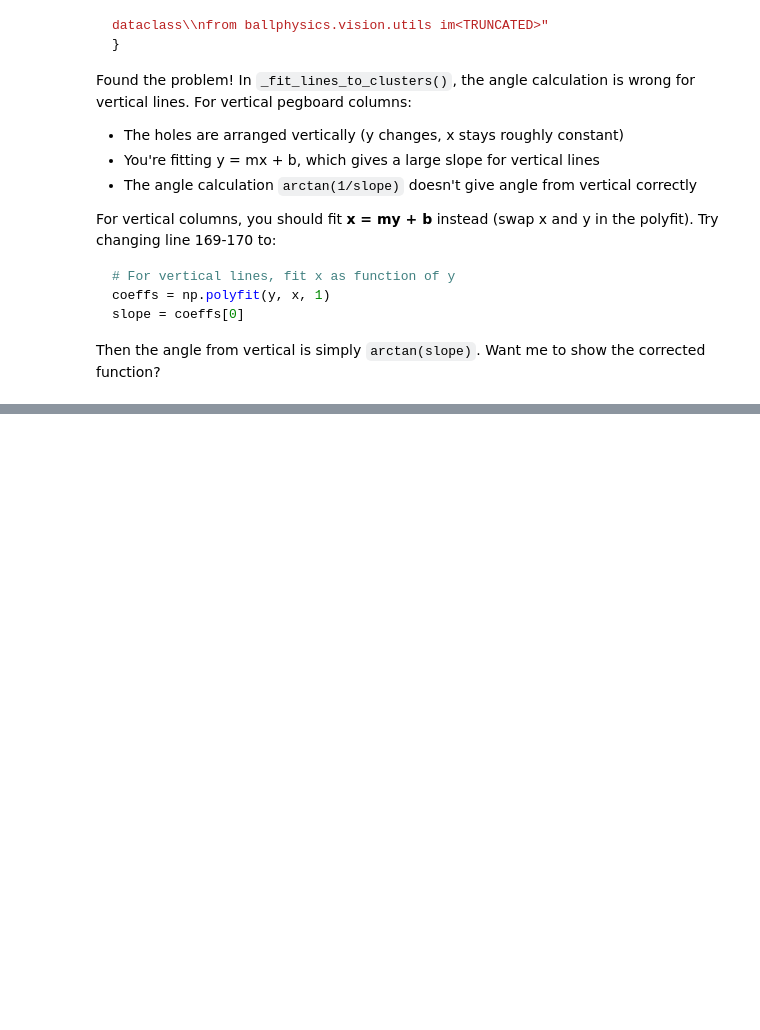
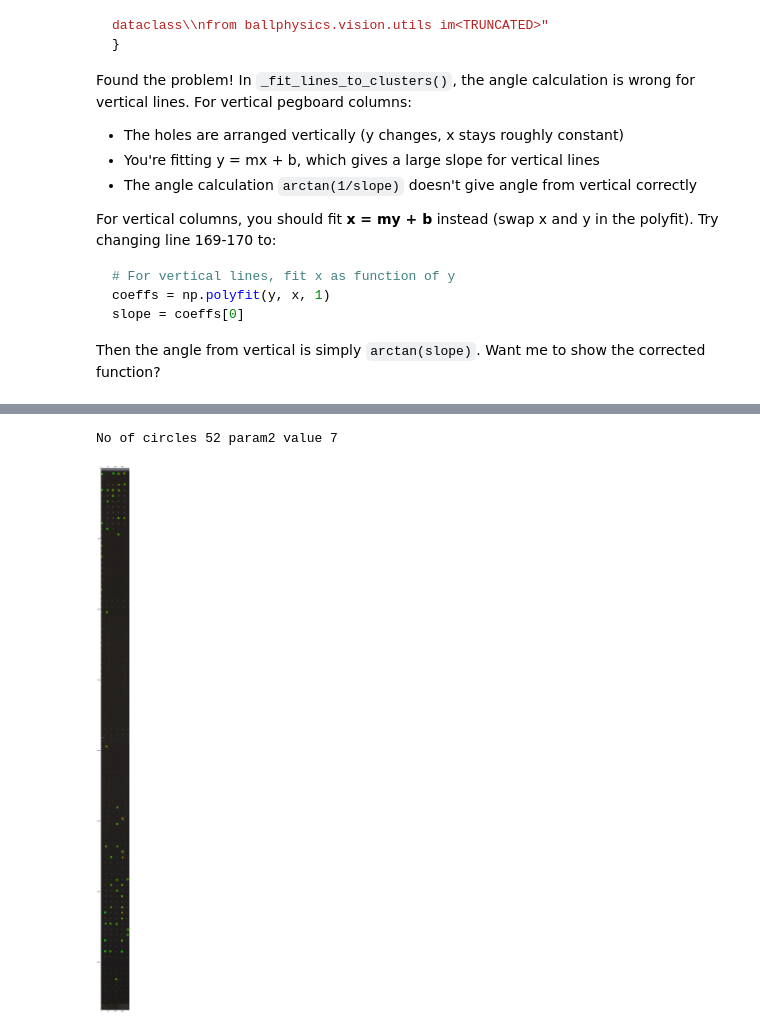
Before and after one commit to fm75/pickleball-data-analysis, a Jupyter notebook: notebooks/python-modules.ipynb, the cells around one changed output, grey strips where cells are left out. Cells and saved outputs as stored; diff of their text form; code cells hidden in the pictures; folded sections open; blank space fills up the shorter version.

```diff
--- a/notebooks/python-modules.ipynb
+++ b/notebooks/python-modules.ipynb
@@ -2974,0 +3428,20 @@ yes
+# %%
+vertical_slice = frame[:, 600:800]
+# %%
+par2 = 7
+gray = cv2.cvtColor(vertical_slice, cv2.COLOR_BGR2GRAY)
+circles = cv2.HoughCircles(gray, cv2.HOUGH_GRADIENT, dp=1, minDist=20,
+                        param1=50, param2=par2, minRadius=5, maxRadius=8)
+if circles is not None:
+    print(f"No of circles {len(circles[0])} param2 value {par2}")
+
+result = vertical_slice.copy()
+if circles is not None:
+    circles = np.uint16(np.around(circles))
+    for i in circles[0, :]:
+        cv2.circle(result, (i[0], i[1]), i[2], (0, 255, 0), 2)
+        cv2.circle(result, (i[0], i[1]), 2, (0, 0, 255), 3)
+view_frame(result, h=4, w=800)
+# %% [output]
+No of circles 52 param2 value 7
+[figure, added]
```
Also changed, not shown: parts of 42 cells of this notebook, 1 other file.
